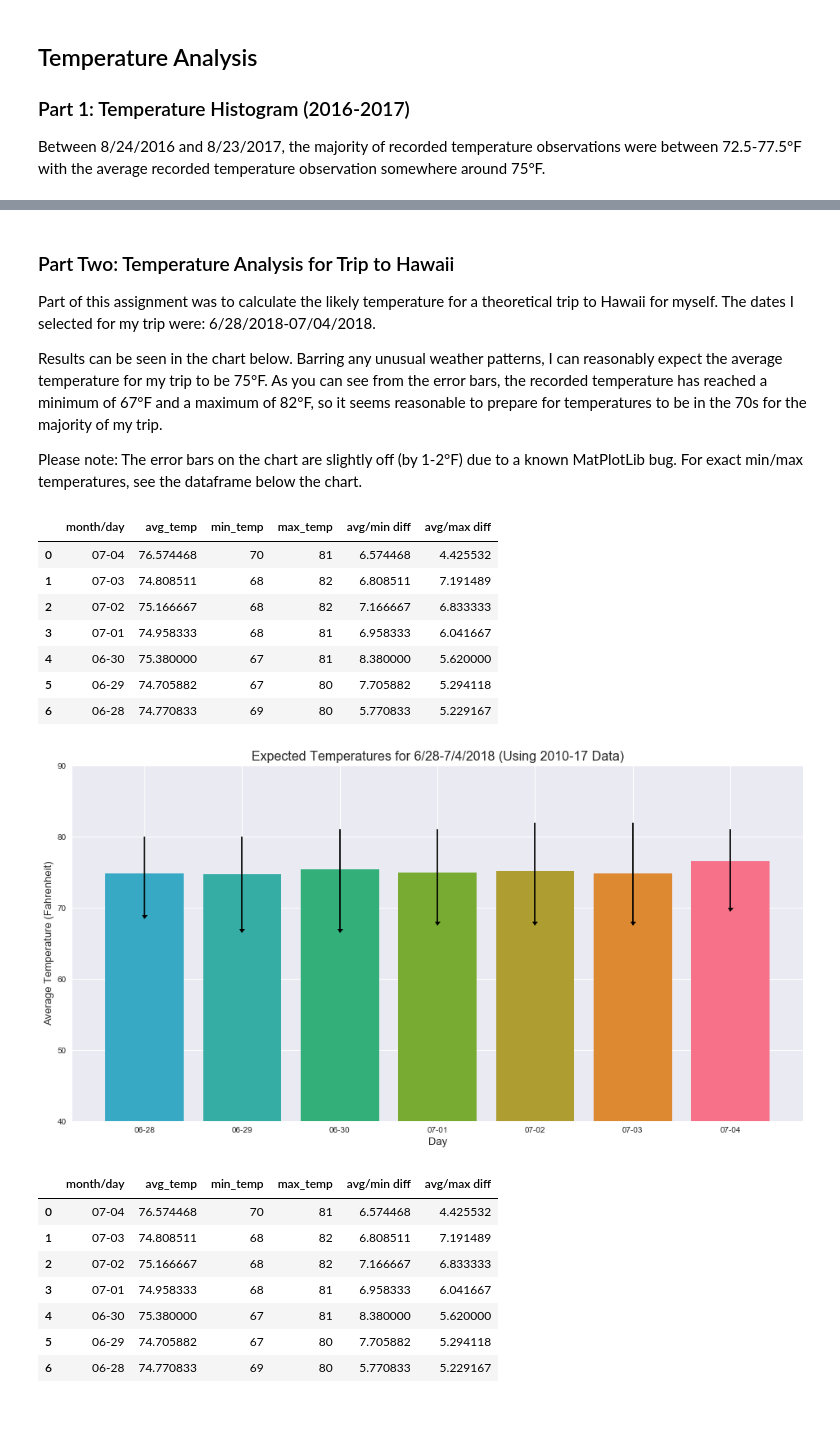
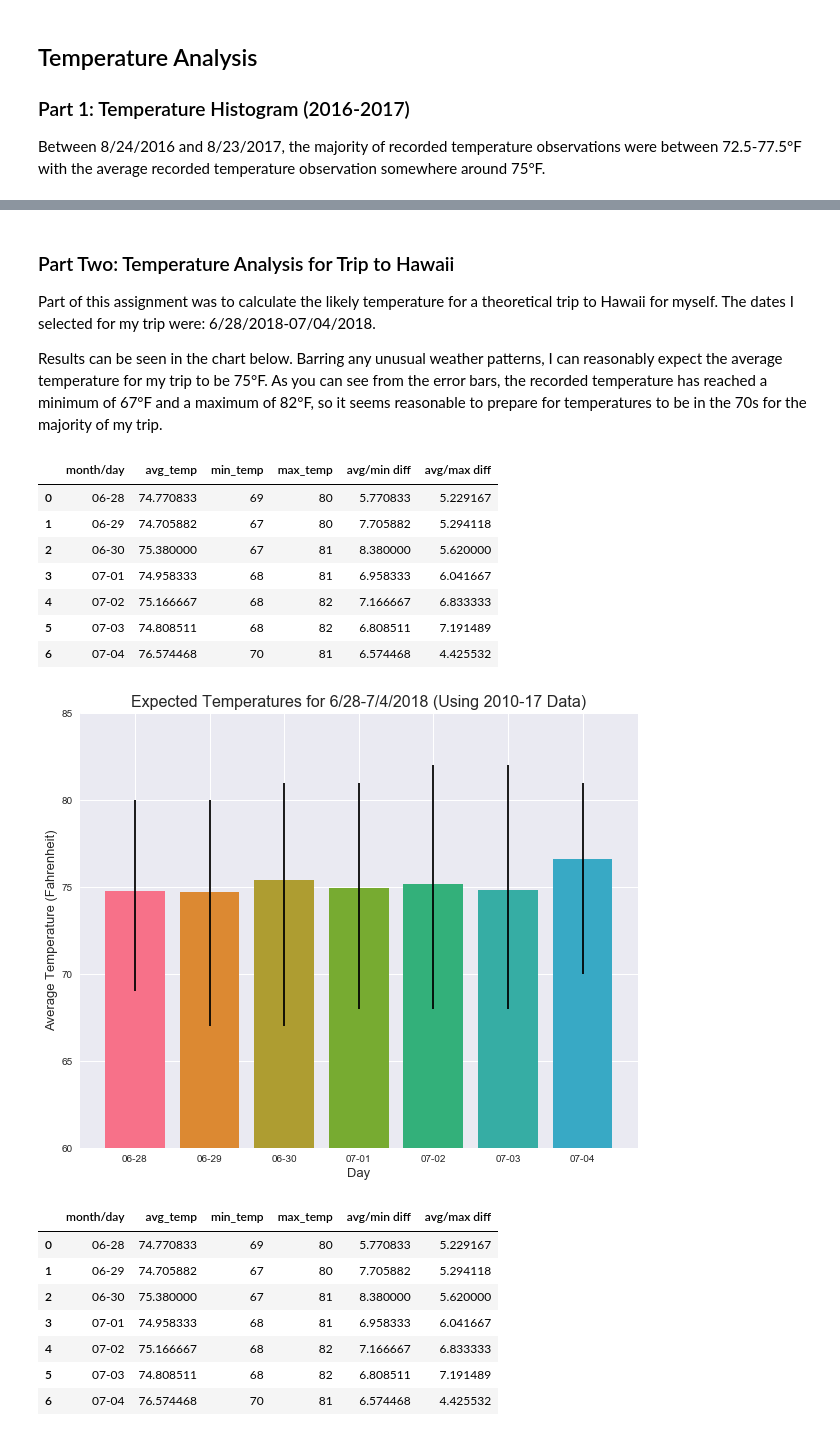
Before and after one commit to hmlanden/SurfyAPY, a Jupyter notebook: climate_analysis.ipynb, the cells around one changed output, grey strips where cells are left out. Cells and saved outputs as stored; diff of their text form; code cells hidden in the pictures.

Commit message:
fix error bar issue thanks to @dollye judgment

```diff
--- a/climate_analysis.ipynb
+++ b/climate_analysis.ipynb
@@ -202,8 +202,6 @@ plt.show()
 Part of this assignment was to calculate the likely temperature for a theoretical trip to Hawaii for myself. The dates I selected for my trip were: 6/28/2018-07/04/2018.
 
 Results can be seen in the chart below. Barring any unusual weather patterns, I can reasonably expect the average temperature for my trip to be 75&deg;F. As you can see from the error bars, the recorded temperature has reached a minimum of 67&deg;F and a maximum of 82&deg;F, so it seems reasonable to prepare for temperatures to be in the 70s for the majority of my trip.
-
-Please note: The error bars on the chart are slightly off (by 1-2&deg;F) due to a known MatPlotLib bug. For exact min/max temperatures, see the dataframe below the chart.
 # %%
 # ----------------------------------------------------------------------
 # Step 9: Calculate the likely average, min, and max for my theoretical
@@ -230,42 +228,46 @@ search_dates = aux.get_search_list(start_date, end_date, min_date, max_date,
 
 # using list of dates, get avg temp, min temp, max temp in a dataframe
 trip_temp_df = aux.calc_temps(num_days, num_years, search_dates, engine)
+trip_temp_df = trip_temp_df.sort_values('month/day', ascending=True).reset_index()
+trip_temp_df.drop('index', axis=1, inplace=True)
+trip_temp_df
 # %% [output]
 |  | month/day | avg_temp | min_temp | max_temp | avg/min diff | avg/max diff |
-| 0 | 07-04 | 76.574468 | 70 | 81 | 6.574468 | 4.425532 |
-| 1 | 07-03 | 74.808511 | 68 | 82 | 6.808511 | 7.191489 |
-| 2 | 07-02 | 75.166667 | 68 | 82 | 7.166667 | 6.833333 |
+| 0 | 06-28 | 74.770833 | 69 | 80 | 5.770833 | 5.229167 |
+| 1 | 06-29 | 74.705882 | 67 | 80 | 7.705882 | 5.294118 |
+| 2 | 06-30 | 75.380000 | 67 | 81 | 8.380000 | 5.620000 |
 | 3 | 07-01 | 74.958333 | 68 | 81 | 6.958333 | 6.041667 |
-| 4 | 06-30 | 75.380000 | 67 | 81 | 8.380000 | 5.620000 |
-| 5 | 06-29 | 74.705882 | 67 | 80 | 7.705882 | 5.294118 |
-| 6 | 06-28 | 74.770833 | 69 | 80 | 5.770833 | 5.229167 |
+| 4 | 07-02 | 75.166667 | 68 | 82 | 7.166667 | 6.833333 |
+| 5 | 07-03 | 74.808511 | 68 | 82 | 6.808511 | 7.191489 |
+| 6 | 07-04 | 76.574468 | 70 | 81 | 6.574468 | 4.425532 |
 # %%
 # generate list of error pairs for plotting error bars
 yerr_line_list=[]
-[yerr_line_list.append((trip_temp_df['avg/min diff'][i] +
+[yerr_line_list.append((trip_temp_df['avg/min diff'][i] ,
                         trip_temp_df['avg/max diff'][i])) for i in np.arange(num_days+1)]
+yerrs = np.array(yerr_line_list).T
 
 # plot error data
 plt.bar(x=trip_temp_df['month/day'],
         height=trip_temp_df['avg_temp'], color=hex_codes)
 plt.errorbar(x=trip_temp_df['month/day'],
-             y=trip_temp_df['max_temp'],
-             yerr=yerr_line_list, uplims=True,
+             y=trip_temp_df['avg_temp'],
+             yerr=yerrs,
              ecolor='black', fmt='none')
 plt.title("Expected Temperatures for 6/28-7/4/2018 (Using 2010-17 Data)",
           size=16)
 plt.ylabel('Average Temperature (Fahrenheit)', size=13)
 plt.xlabel('Day', size=13)
-plt.ylim(40,90)
+plt.ylim(60,85)
 plt.show()
 trip_temp_df
 # %% [output]
-[figure, old version]
+[figure, new version]
 |  | month/day | avg_temp | min_temp | max_temp | avg/min diff | avg/max diff |
-| 0 | 07-04 | 76.574468 | 70 | 81 | 6.574468 | 4.425532 |
-| 1 | 07-03 | 74.808511 | 68 | 82 | 6.808511 | 7.191489 |
-| 2 | 07-02 | 75.166667 | 68 | 82 | 7.166667 | 6.833333 |
+| 0 | 06-28 | 74.770833 | 69 | 80 | 5.770833 | 5.229167 |
+| 1 | 06-29 | 74.705882 | 67 | 80 | 7.705882 | 5.294118 |
+| 2 | 06-30 | 75.380000 | 67 | 81 | 8.380000 | 5.620000 |
 | 3 | 07-01 | 74.958333 | 68 | 81 | 6.958333 | 6.041667 |
-| 4 | 06-30 | 75.380000 | 67 | 81 | 8.380000 | 5.620000 |
-| 5 | 06-29 | 74.705882 | 67 | 80 | 7.705882 | 5.294118 |
-| 6 | 06-28 | 74.770833 | 69 | 80 | 5.770833 | 5.229167 |
+| 4 | 07-02 | 75.166667 | 68 | 82 | 7.166667 | 6.833333 |
+| 5 | 07-03 | 74.808511 | 68 | 82 | 6.808511 | 7.191489 |
+| 6 | 07-04 | 76.574468 | 70 | 81 | 6.574468 | 4.425532 |
```
Also changed, not shown: parts of 1 cell of this notebook, 3 other files.
